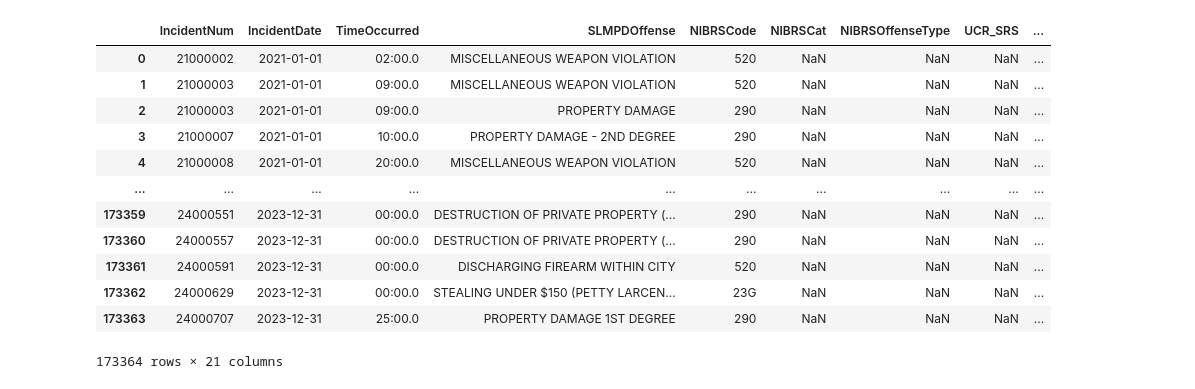
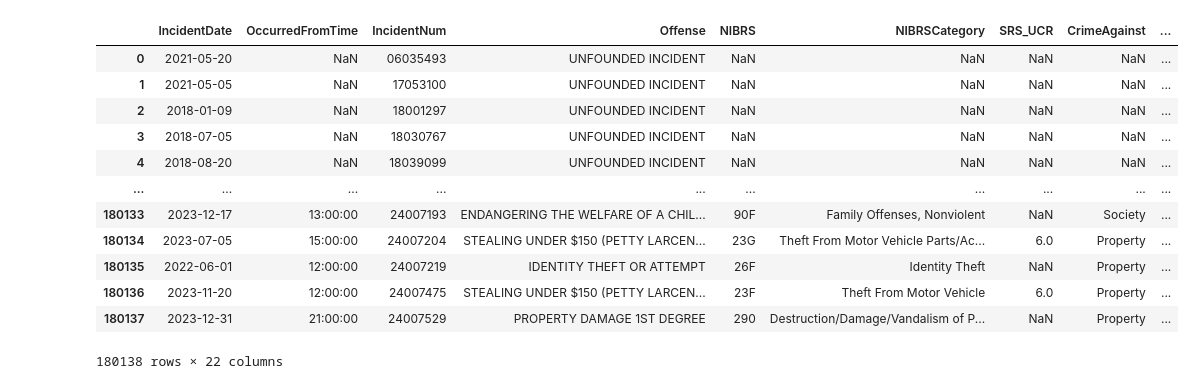
Before and after one commit to luke-lite/St.-Louis-NIBRS-Crime-Database, a Jupyter notebook: nibrs_old_cleaning.ipynb, the cells around one changed output. Cells and saved outputs as stored; diff of their text form; code cells hidden in the pictures.

Commit message:
updated download and data pipeline

```diff
--- a/nibrs_old_cleaning.ipynb
+++ b/nibrs_old_cleaning.ipynb
@@ -5,17 +88,17 @@ pd.set_option('display.max_columns', None)
 # %%
-old_nibrs = pd.read_csv('uploads/Crime2021-2023.csv')
-old_nibrs
+raw_nibrs = pd.read_csv('data/backups/Crime-2021-2023.csv')
+raw_nibrs
 # %% [output]
-|  | IncidentNum | IncidentDate | TimeOccurred | SLMPDOffense | NIBRSCode | NIBRSCat | NIBRSOffenseType | UCR_SRS | ... |
-| 0 | 21000002 | 2021-01-01 | 02:00.0 | MISCELLANEOUS WEAPON VIOLATION | 520 | NaN | NaN | NaN | ... |
-| 1 | 21000003 | 2021-01-01 | 09:00.0 | MISCELLANEOUS WEAPON VIOLATION | 520 | NaN | NaN | NaN | ... |
-| 2 | 21000003 | 2021-01-01 | 09:00.0 | PROPERTY DAMAGE | 290 | NaN | NaN | NaN | ... |
-| 3 | 21000007 | 2021-01-01 | 10:00.0 | PROPERTY DAMAGE - 2ND DEGREE | 290 | NaN | NaN | NaN | ... |
-| 4 | 21000008 | 2021-01-01 | 20:00.0 | MISCELLANEOUS WEAPON VIOLATION | 520 | NaN | NaN | NaN | ... |
+|  | IncidentDate | OccurredFromTime | IncidentNum | Offense | NIBRS | NIBRSCategory | SRS_UCR | CrimeAgainst | ... |
+| 0 | 2021-05-20 | NaN | 06035493 | UNFOUNDED INCIDENT | NaN | NaN | NaN | NaN | ... |
+| 1 | 2021-05-05 | NaN | 17053100 | UNFOUNDED INCIDENT | NaN | NaN | NaN | NaN | ... |
+| 2 | 2018-01-09 | NaN | 18001297 | UNFOUNDED INCIDENT | NaN | NaN | NaN | NaN | ... |
+| 3 | 2018-07-05 | NaN | 18030767 | UNFOUNDED INCIDENT | NaN | NaN | NaN | NaN | ... |
+| 4 | 2018-08-20 | NaN | 18039099 | UNFOUNDED INCIDENT | NaN | NaN | NaN | NaN | ... |
 | ... | ... | ... | ... | ... | ... | ... | ... | ... | ... |
-| 173359 | 24000551 | 2023-12-31 | 00:00.0 | DESTRUCTION OF PRIVATE PROPERTY (... | 290 | NaN | NaN | NaN | ... |
-| 173360 | 24000557 | 2023-12-31 | 00:00.0 | DESTRUCTION OF PRIVATE PROPERTY (... | 290 | NaN | NaN | NaN | ... |
-| 173361 | 24000591 | 2023-12-31 | 00:00.0 | DISCHARGING FIREARM WITHIN CITY | 520 | NaN | NaN | NaN | ... |
-| 173362 | 24000629 | 2023-12-31 | 00:00.0 | STEALING UNDER $150 (PETTY LARCEN... | 23G | NaN | NaN | NaN | ... |
-| 173363 | 24000707 | 2023-12-31 | 25:00.0 | PROPERTY DAMAGE 1ST DEGREE | 290 | NaN | NaN | NaN | ... |
+| 180133 | 2023-12-17 | 13:00:00 | 24007193 | ENDANGERING THE WELFARE OF A CHIL... | 90F | Family Offenses, Nonviolent | NaN | Society | ... |
+| 180134 | 2023-07-05 | 15:00:00 | 24007204 | STEALING UNDER $150 (PETTY LARCEN... | 23G | Theft From Motor Vehicle Parts/Ac... | 6.0 | Property | ... |
+| 180135 | 2022-06-01 | 12:00:00 | 24007219 | IDENTITY THEFT OR ATTEMPT | 26F | Identity Theft | NaN | Property | ... |
+| 180136 | 2023-11-20 | 12:00:00 | 24007475 | STEALING UNDER $150 (PETTY LARCEN... | 23F | Theft From Motor Vehicle | 6.0 | Property | ... |
+| 180137 | 2023-12-31 | 21:00:00 | 24007529 | PROPERTY DAMAGE 1ST DEGREE | 290 | Destruction/Damage/Vandalism of P... | NaN | Property | ... |
-173364 rows × 21 columns
+180138 rows × 22 columns
```
Also changed, not shown: parts of 14 cells of this notebook, 22 other files.
